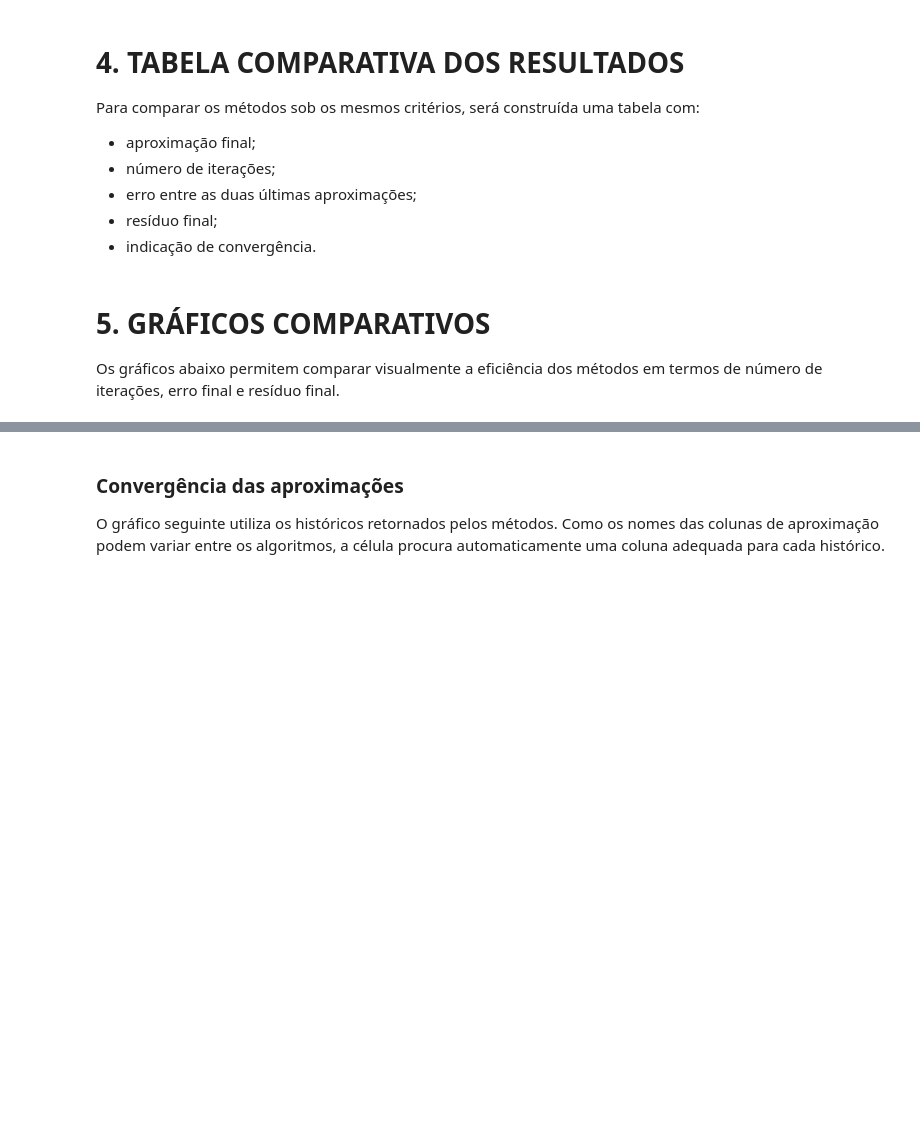
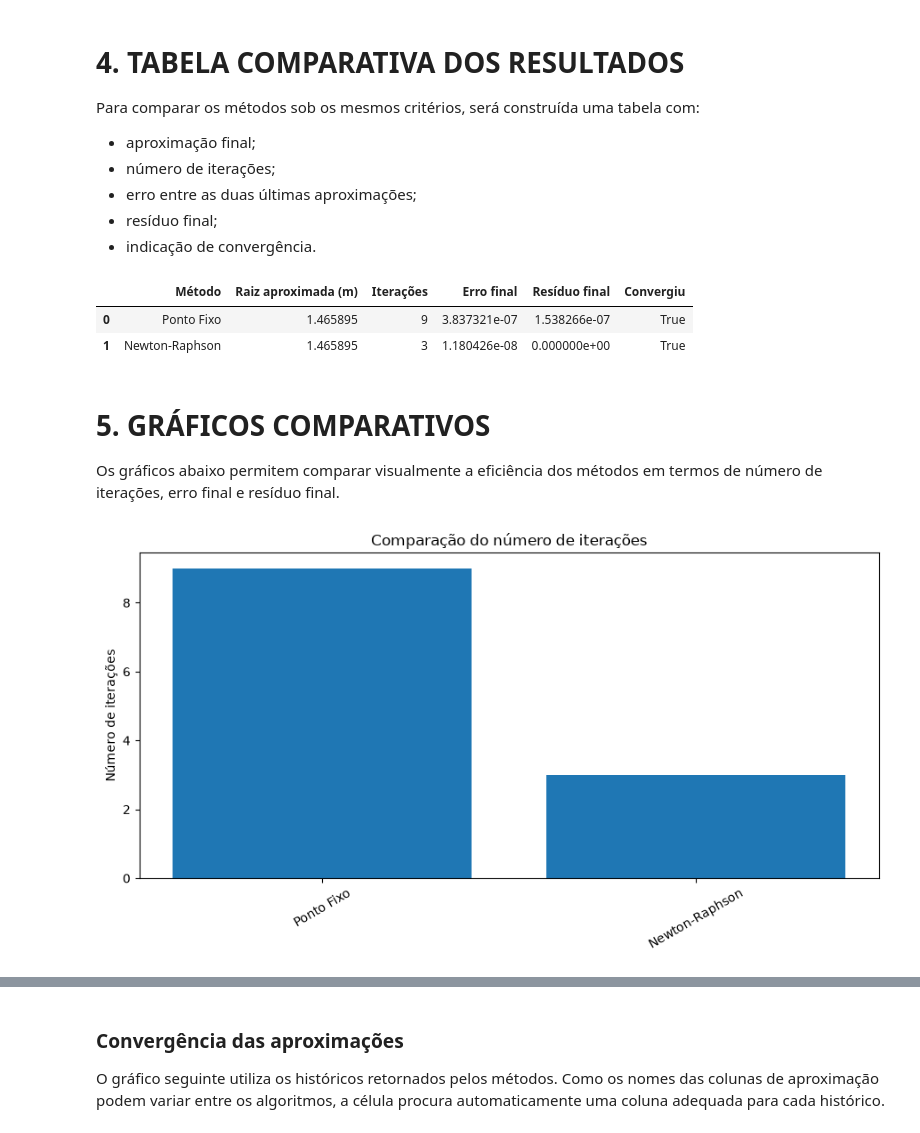
Before and after one commit to Amanda-Aziz/Projeto-de-Metodos-Num, a Jupyter notebook: notebooks/aplicacao_analise_comparativa_metodos_numericos.ipynb, the cells around one changed output, grey strips where cells are left out. Drawn from its saved outputs; the diff is of its cells as text; code cells hidden in the pictures; blank space fills up the shorter version.

Commit message:
analise comparativa ponto fixo e newton

```diff
--- a/notebooks/aplicacao_analise_comparativa_metodos_numericos.ipynb
+++ b/notebooks/aplicacao_analise_comparativa_metodos_numericos.ipynb
@@ -1071,3 +1073,33 @@ Para comparar os métodos sob os mesmos critérios, será construída uma tabela
+# %%
+resultados = {
+    "Ponto Fixo": resultado_pf,
+    # "Bisseção": resultado_bis,
+    # "Falsa Posição": resultado_fp,
+    "Newton-Raphson": resultado_newton,
+    # "Secante": resultado_sec,
+}
+
+dados_comparacao = []
+
+for metodo, resultado in resultados.items():
+    dados_comparacao.append(
+        {
+            "Método": metodo,
+            "Raiz aproximada (m)": resultado["raiz"],
+            "Iterações": resultado["iteracoes"],
+            "Erro final": resultado["erro"],
+            "Resíduo final": resultado["residuo"],
+            "Convergiu": resultado["convergiu"],
+        }
+    )
+
+tabela_comparativa = pd.DataFrame(dados_comparacao)
+
+tabela_comparativa
+# %% [output]
+|  | Método | Raiz aproximada (m) | Iterações | Erro final | Resíduo final | Convergiu |
+| 0 | Ponto Fixo | 1.465895 | 9 | 3.837321e-07 | 1.538266e-07 | True |
+| 1 | Newton-Raphson | 1.465895 | 3 | 1.180426e-08 | 0.000000e+00 | True |
 # %% [markdown]
 <a id="graficos"></a>
 # 5. GRÁFICOS COMPARATIVOS
@@ -1082,0 +1108,13 @@ Os gráficos abaixo permitem comparar visualmente a eficiência dos métodos em
+# %%
+plt.figure(figsize=(9, 5))
+plt.bar(
+    tabela_comparativa["Método"],
+    tabela_comparativa["Iterações"]
+)
+plt.ylabel("Número de iterações")
+plt.title("Comparação do número de iterações")
+plt.xticks(rotation=30)
+plt.tight_layout()
+plt.show()
+# %% [output]
+[figure, added]
```
Also changed, not shown: parts of 42 cells of this notebook, 1 other file.
